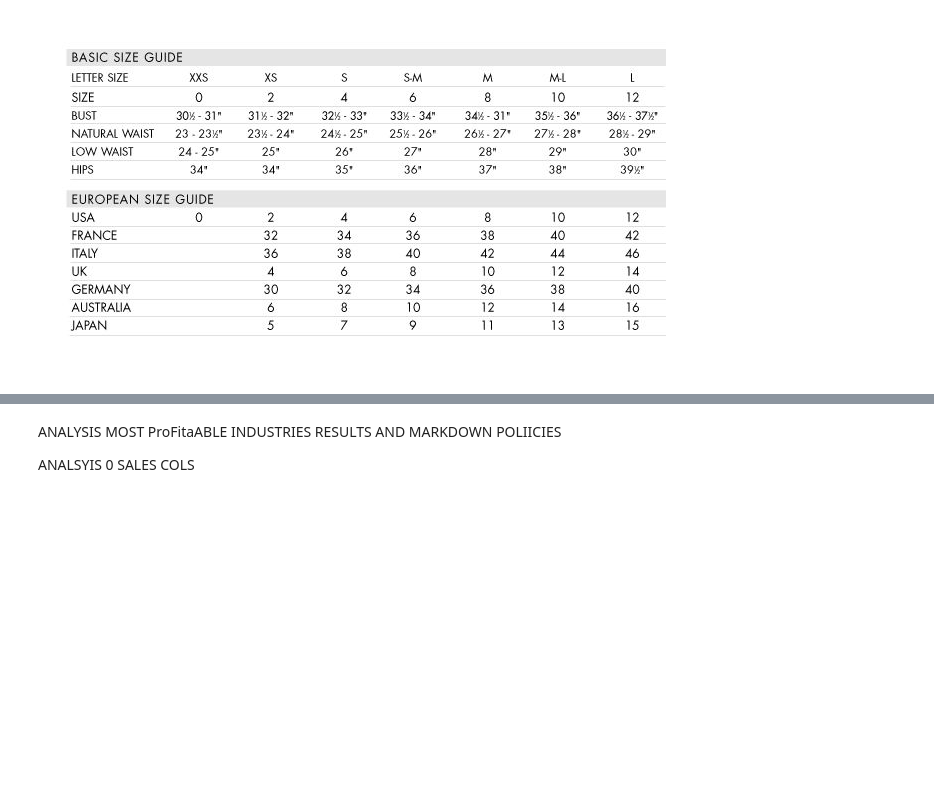
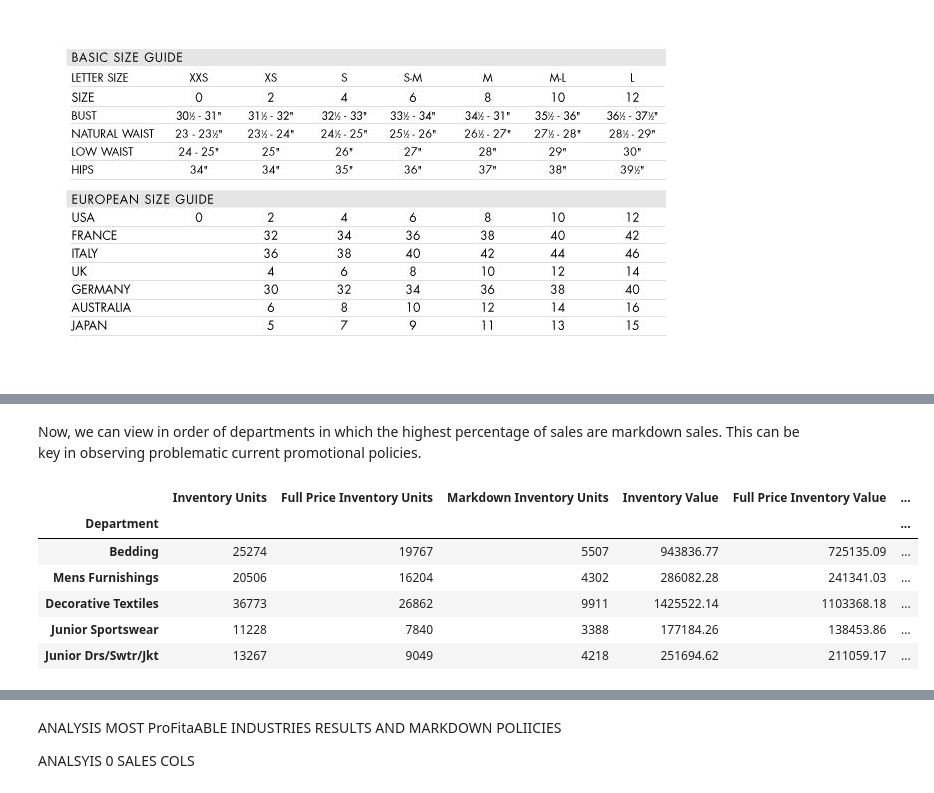
Before and after one commit to reetyf/tjx, a Jupyter notebook: HWeinschenk_TJXDataAnalystAssignment_summer2023.ipynb, the cells around one changed output, grey strips where cells are left out. Cells and saved outputs as stored; diff of their text form; code cells hidden in the pictures; blank space fills up the shorter version.

```diff
--- a/HWeinschenk_TJXDataAnalystAssignment_summer2023.ipynb
+++ b/HWeinschenk_TJXDataAnalystAssignment_summer2023.ipynb
@@ -452,7 +444,7 @@ The most intuitive, initial step to take given this dataset is to group by `Depa
 # %%
-grouped_df = df.groupby(['Department']).sum(numeric_only = True)
+department_df = df.groupby(['Department']).sum(numeric_only = True)
 
-grouped_df
+department_df
 # %% [output]
 |  | Inventory Units | Full Price Inventory Units | Markdown Inventory Units | Inventory Value | Full Price Inventory Value | ... |
 | Department |  |  |  |  |  | ... |
@@ -492,2 +487,12 @@ Name: Sales, dtype: float64
+# %% [markdown]
+Now, we can view in order of departments in which the highest percentage of sales are markdown sales. This can be key in observing problematic current promotional policies.
 # %%
-grouped_df['Percentage of Sales are Markdown'] = grouped_df['Markdown Sales'].div(grouped_df['Sales'])
+department_df.sort_values('Percentage of Sales are Markdown',ascending = False).head()
+# %% [output]
+|  | Inventory Units | Full Price Inventory Units | Markdown Inventory Units | Inventory Value | Full Price Inventory Value | ... |
+| Department |  |  |  |  |  | ... |
+| Bedding | 25274 | 19767 | 5507 | 943836.77 | 725135.09 | ... |
+| Mens Furnishings | 20506 | 16204 | 4302 | 286082.28 | 241341.03 | ... |
+| Decorative Textiles | 36773 | 26862 | 9911 | 1425522.14 | 1103368.18 | ... |
+| Junior Sportswear | 11228 | 7840 | 3388 | 177184.26 | 138453.86 | ... |
+| Junior Drs/Swtr/Jkt | 13267 | 9049 | 4218 | 251694.62 | 211059.17 | ... |
```
Also changed, not shown: parts of 37 cells of this notebook.
